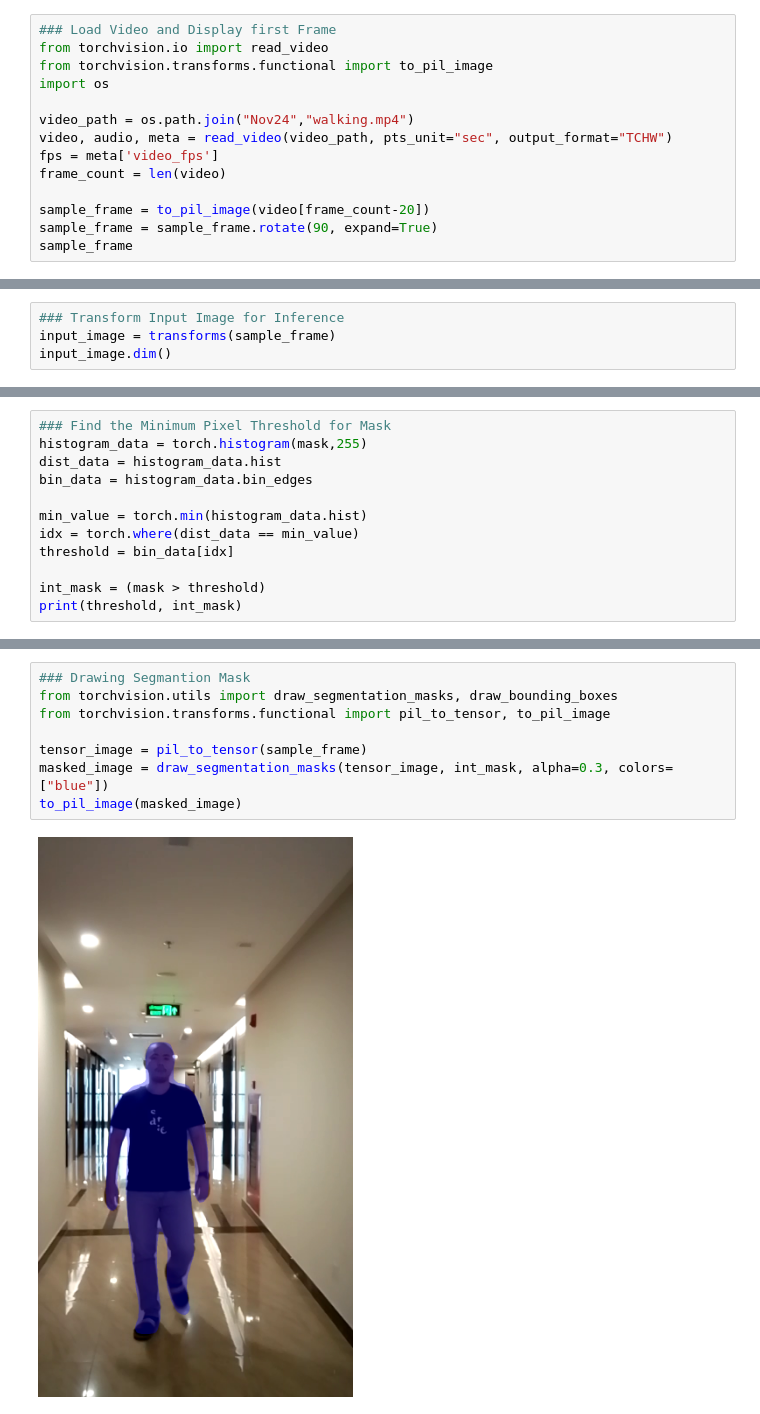
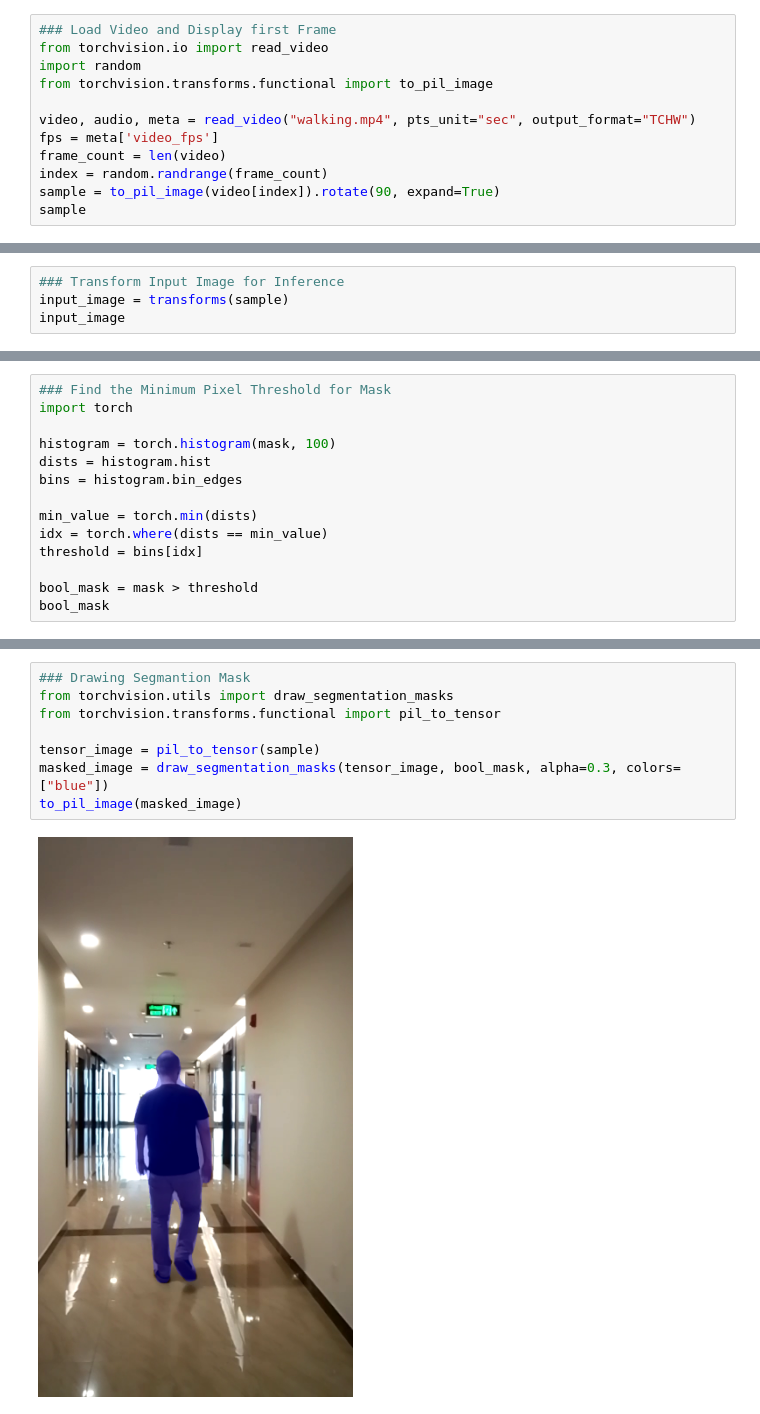
Before and after one commit to akando42/PytorchSequences, a Jupyter notebook: Segmentation_and_Visualization.ipynb, the cells around one changed output, grey strips where cells are left out. Cells and saved outputs as stored; diff of their text form.

```diff
--- a/Segmentation_and_Visualization.ipynb
+++ b/Segmentation_and_Visualization.ipynb
@@ -1,15 +1,13 @@
 # %%
 ### Load Video and Display first Frame
 from torchvision.io import read_video
+import random
 from torchvision.transforms.functional import to_pil_image
-import os
 
-video_path = os.path.join("Nov24","walking.mp4")
-video, audio, meta = read_video(video_path, pts_unit="sec", output_format="TCHW")
+video, audio, meta = read_video("walking.mp4", pts_unit="sec", output_format="TCHW")
 fps = meta['video_fps']
 frame_count = len(video)
-
-sample_frame = to_pil_image(video[frame_count-20])
-sample_frame = sample_frame.rotate(90, expand=True)
-sample_frame
+index = random.randrange(frame_count)
+sample = to_pil_image(video[index]).rotate(90, expand=True)
+sample
 # %% [output]
@@ -43,6 +41,6 @@ MaskRCNN(
 )
 # %%
 ### Transform Input Image for Inference
-input_image = transforms(sample_frame)
-input_image.dim()
+input_image = transforms(sample)
+input_image
 # %% [output]
@@ -73,13 +104,15 @@ to_pil_image(mask)
 # %%
 ### Find the Minimum Pixel Threshold for Mask
-histogram_data = torch.histogram(mask,255)
-dist_data = histogram_data.hist
-bin_data = histogram_data.bin_edges
+import torch
 
-min_value = torch.min(histogram_data.hist)
-idx = torch.where(dist_data == min_value)
-threshold = bin_data[idx]
+histogram = torch.histogram(mask, 100)
+dists = histogram.hist
+bins = histogram.bin_edges
 
-int_mask = (mask > threshold)
-print(threshold, int_mask)
+min_value = torch.min(dists)
+idx = torch.where(dists == min_value)
+threshold = bins[idx]
+
+bool_mask = mask > threshold
+bool_mask
 # %% [output]
@@ -92,11 +125,11 @@ tensor([0.4627], grad_fn=<IndexBackward0>) tensor([[[False, False, False,  ...,
          [False, False, False,  ..., False, False, False]]])
 # %%
 ### Drawing Segmantion Mask
-from torchvision.utils import draw_segmentation_masks, draw_bounding_boxes
-from torchvision.transforms.functional import pil_to_tensor, to_pil_image
+from torchvision.utils import draw_segmentation_masks
+from torchvision.transforms.functional import pil_to_tensor
 
-tensor_image = pil_to_tensor(sample_frame)
-masked_image = draw_segmentation_masks(tensor_image, int_mask, alpha=0.3, colors=["blue"])
+tensor_image = pil_to_tensor(sample)
+masked_image = draw_segmentation_masks(tensor_image, bool_mask, alpha=0.3, colors=["blue"])
 to_pil_image(masked_image)
 # %% [output]
-[figure, old version]
+[figure, new version]
```
Also changed, not shown: parts of 7 cells of this notebook.
